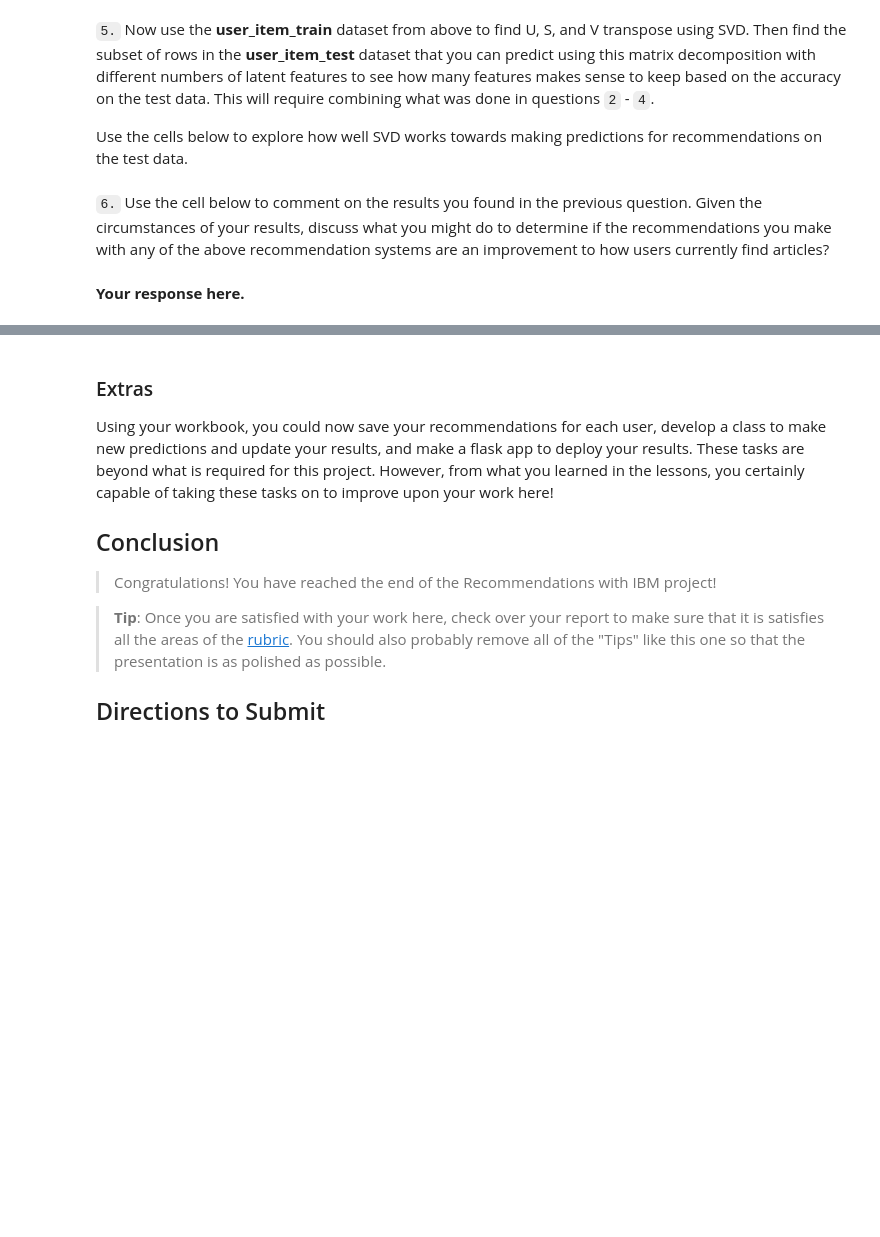
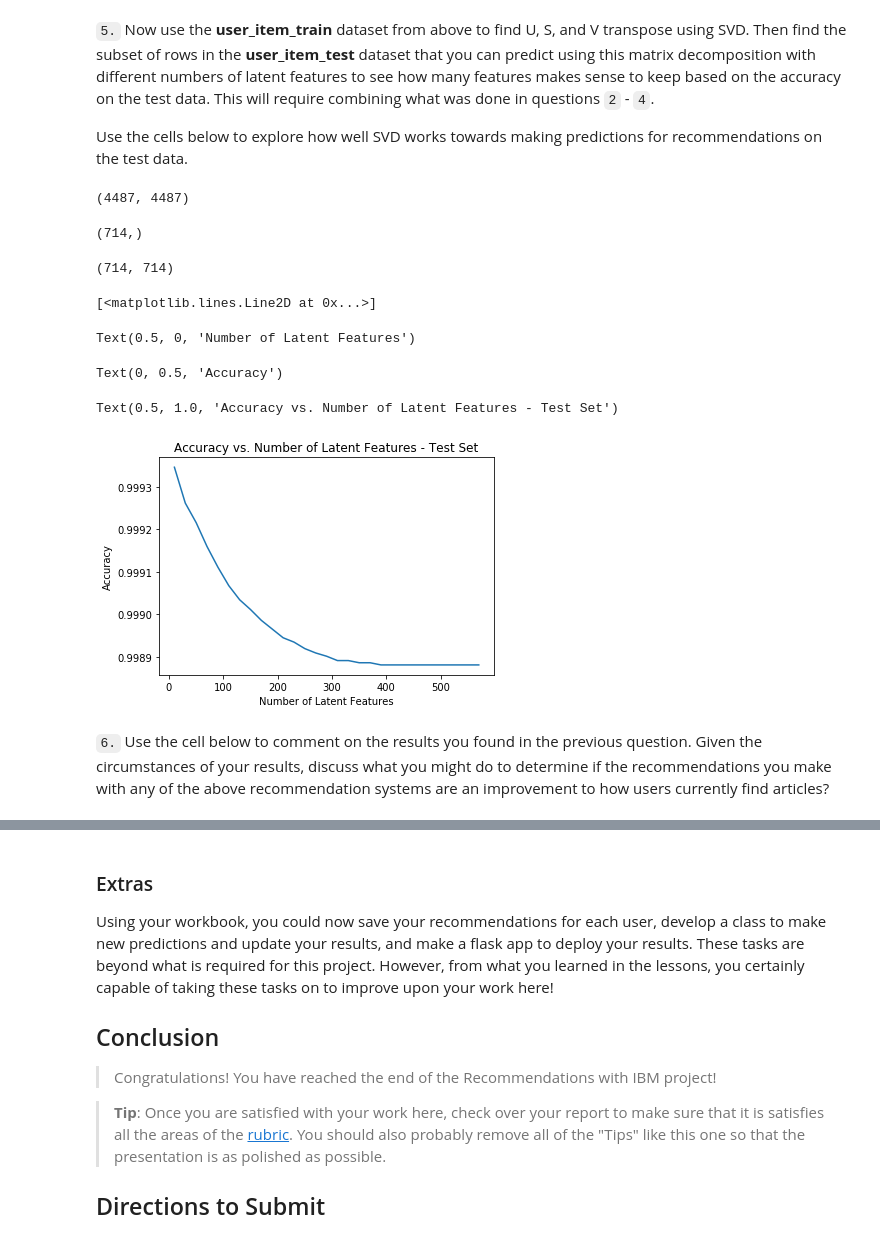
Before and after one commit to tanyayt/udacity_data_scientist, a Jupyter notebook: recommendation_system/Recommendations_with_IBM.ipynb, the cells around one changed output, grey strips where cells are left out. Drawn from its saved outputs; the diff is of its cells as text; code cells hidden in the pictures; blank space fills up the shorter version.

```diff
--- a/recommendation_system/Recommendations_with_IBM.ipynb
+++ b/recommendation_system/Recommendations_with_IBM.ipynb
@@ -671,7 +816,53 @@ u_train, s_train, vt_train = # fit svd similar to above then use the cells below
+# %%
+u_train.shape
+s_train.shape
+vt_train.shape
+# %% [output]
+(4487, 4487)
+(714,)
+(714, 714)
 # %%
 # Use these cells to see how well you can use the training
 # decomposition to predict on test data
+
+train_shared_idx = user_item_train.index.isin(test_idx)
+train_shared_col = user_item_train.columns.isin(test_arts)
+# %%
+u_test = u_train[train_shared_idx, :]
+vt_test= vt_train[:, train_shared_col]
+# %%
+user_item_test_matrix = user_item_test.loc[shared_idx]
+# %%
+num_latent_feats = np.arange(10,570+10,20)
+sum_errs = []
+
+for k in num_latent_feats:
+    # restructure with k latent features
+    s_train_new, u_train_new, vt_train_new = np.diag(s_train[:k]), u_train[:, :k], vt_train[:k, :]
+    s_test_new, u_test_new, vt_test_new = s_train_new, u_test[:, :k], vt_test[:k, :]
+
+    # take dot product
+    user_item_test_est = np.around(np.dot(np.dot(u_test_new, s_test_new), vt_test_new))
+
+    # compute error for each prediction to actual value
+    diffs = np.subtract(user_item_test_matrix, user_item_test_est)
+
+    # total errors and keep track of them
+    err = np.sum(np.sum(np.abs(diffs)))
+    sum_errs.append(err)
+# %%
+# plotting errors
+
+#plot errors of the test set results
+plt.plot(num_latent_feats, 1 - (np.array(sum_errs)/(user_item_test.shape[0]*user_item_test.shape[1])));
+plt.xlabel('Number of Latent Features')
+plt.ylabel('Accuracy')
+plt.title('Accuracy vs. Number of Latent Features - Test Set')
+# %% [output]
+[<matplotlib.lines.Line2D at 0x...>]
+Text(0.5, 0, 'Number of Latent Features')
+Text(0, 0.5, 'Accuracy')
+Text(0.5, 1.0, 'Accuracy vs. Number of Latent Features - Test Set')
+[figure, added]
 # %% [markdown]
 `6.` Use the cell below to comment on the results you found in the previous question. Given the circumstances of your results, discuss what you might do to determine if the recommendations you make with any of the above recommendation systems are an improvement to how users currently find articles?
-# %% [markdown]
-**Your response here.**
```
Also changed, not shown: parts of 31 cells of this notebook.
